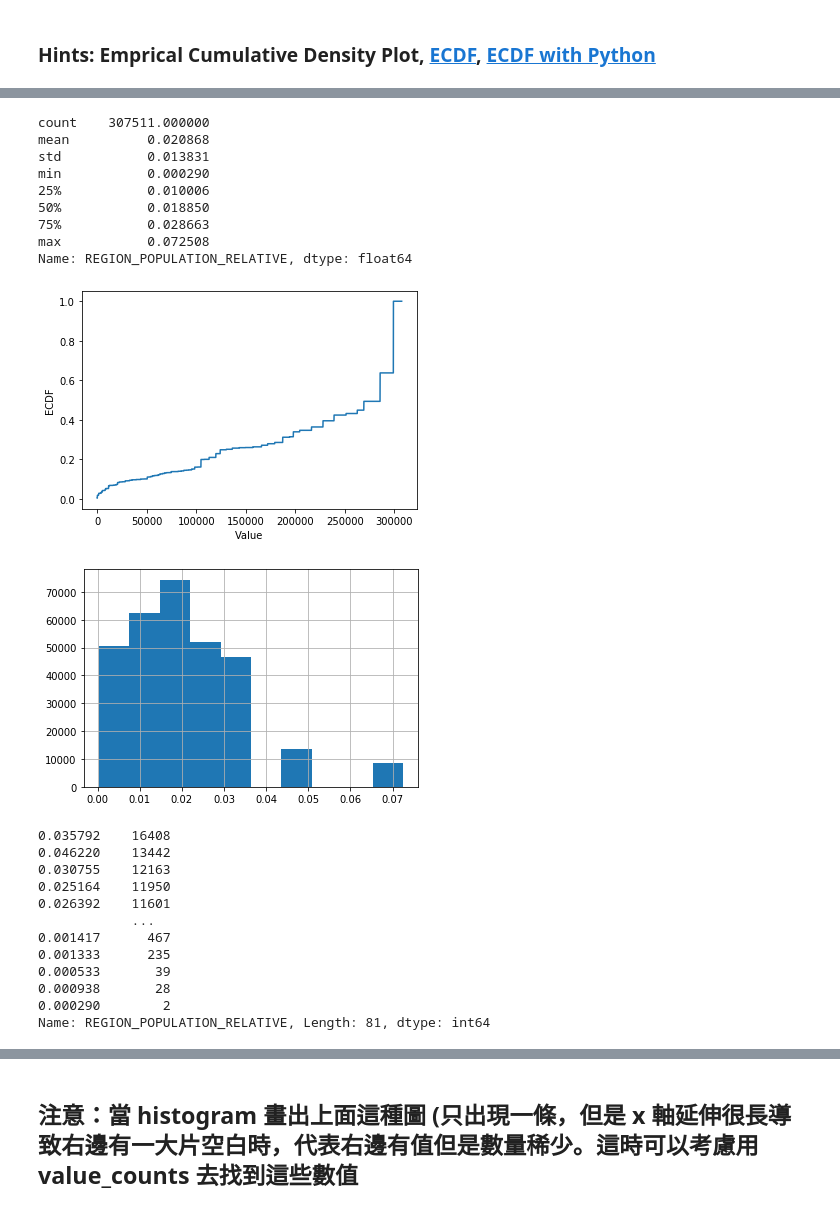
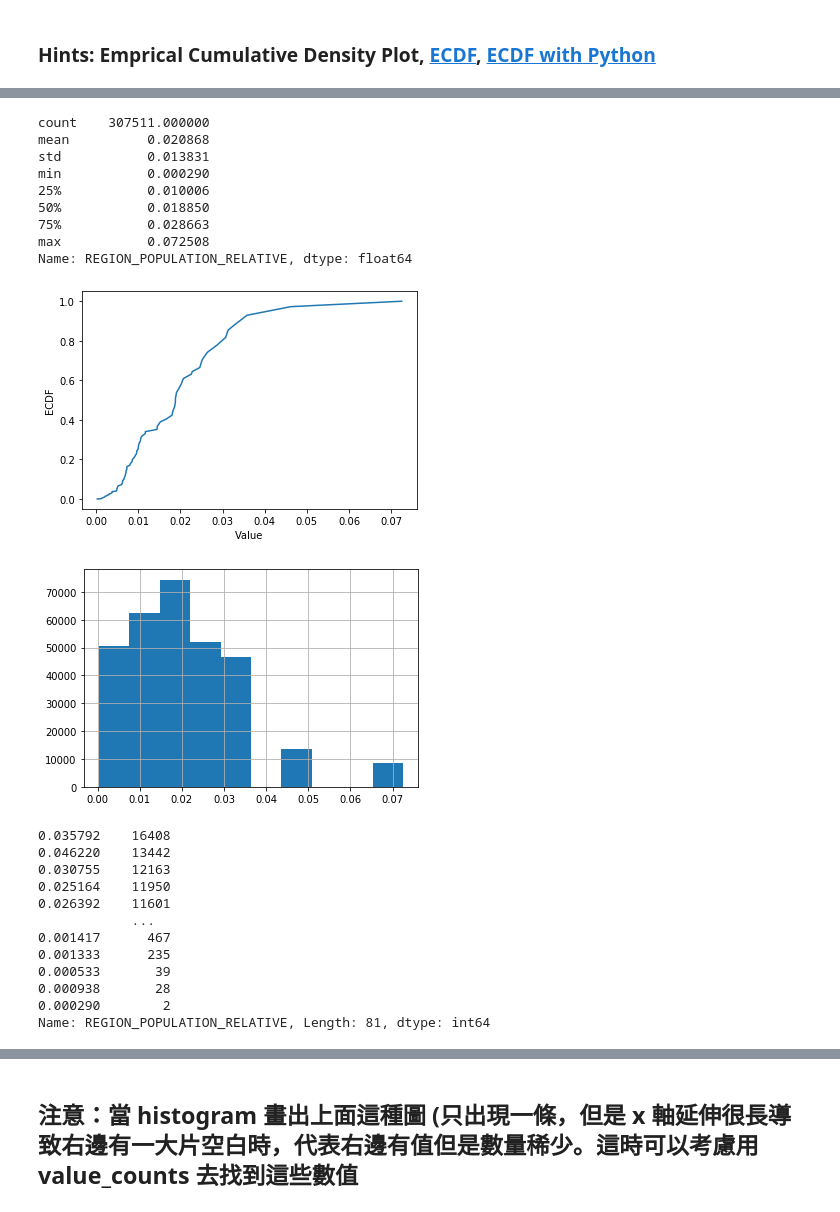
Before and after one commit to Justin900429/4th-ML100Days, a Jupyter notebook: homework/Day_009_HW.ipynb, the cells around one changed output, grey strips where cells are left out. Saved outputs shown, nothing was run; the diff lists cells and outputs as text; code cells hidden in the pictures.

```diff
--- a/homework/Day_009_HW.ipynb
+++ b/homework/Day_009_HW.ipynb
@@ -125,35 +126,35 @@ Name: AMT_INCOME_TOTAL, dtype: float64
 # 最大值落在分布之外
 print(app_train['REGION_POPULATION_RELATIVE'].describe())
 
 # 繪製 Empirical Cumulative Density Plot (ECDF)
 
-cdf = app_train['REGION_POPULATION_RELATIVE'].sort_values().reset_index(drop=True)
+cdf = app_train["REGION_POPULATION_RELATIVE"].value_counts().sort_index().cumsum()
 
 
 plt.plot(list(cdf.index), cdf/cdf.max())
 plt.xlabel('Value')
 plt.ylabel('ECDF')
 plt.ylim([-0.05,1.05]) # 限制顯示圖片的範圍
 plt.show()
 
 app_train['REGION_POPULATION_RELATIVE'].hist()
 plt.show()
 
 app_train['REGION_POPULATION_RELATIVE'].value_counts()
 
 # 就以這個欄位來說，雖然有資料掉在分布以外，也不算異常，僅代表這間公司在稍微熱鬧的地區有的據點較少，
 # 導致 region population relative 在少的部分較為密集，但在大的部分較為疏漏
 # %% [output]
 count    307511.000000
 mean          0.020868
 std           0.013831
 min           0.000290
 25%           0.010006
 50%           0.018850
 75%           0.028663
 max           0.072508
 Name: REGION_POPULATION_RELATIVE, dtype: float64
-[figure, old version]
+[figure, new version]
 [figure]
 0.035792    16408
 0.046220    13442
```
Also changed, not shown: parts of 2 cells of this notebook.
